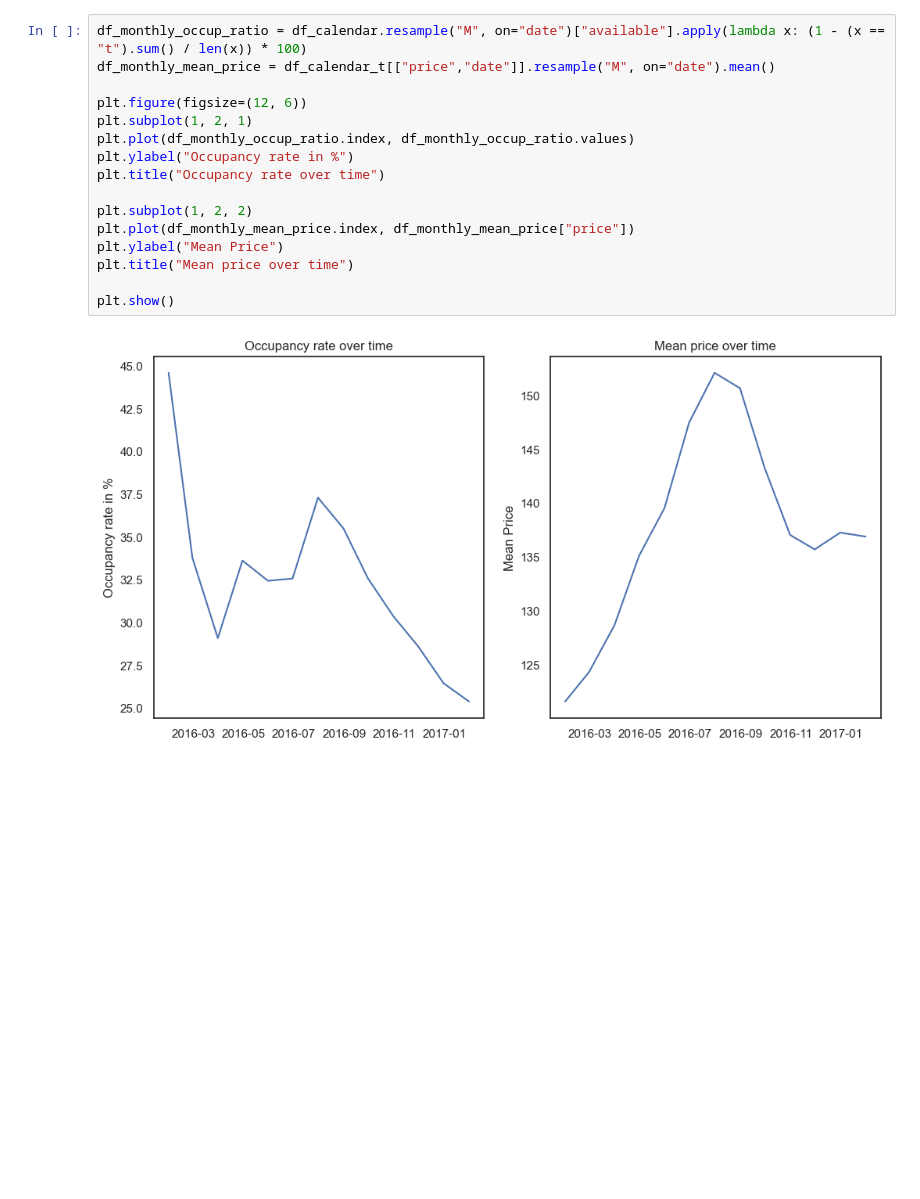
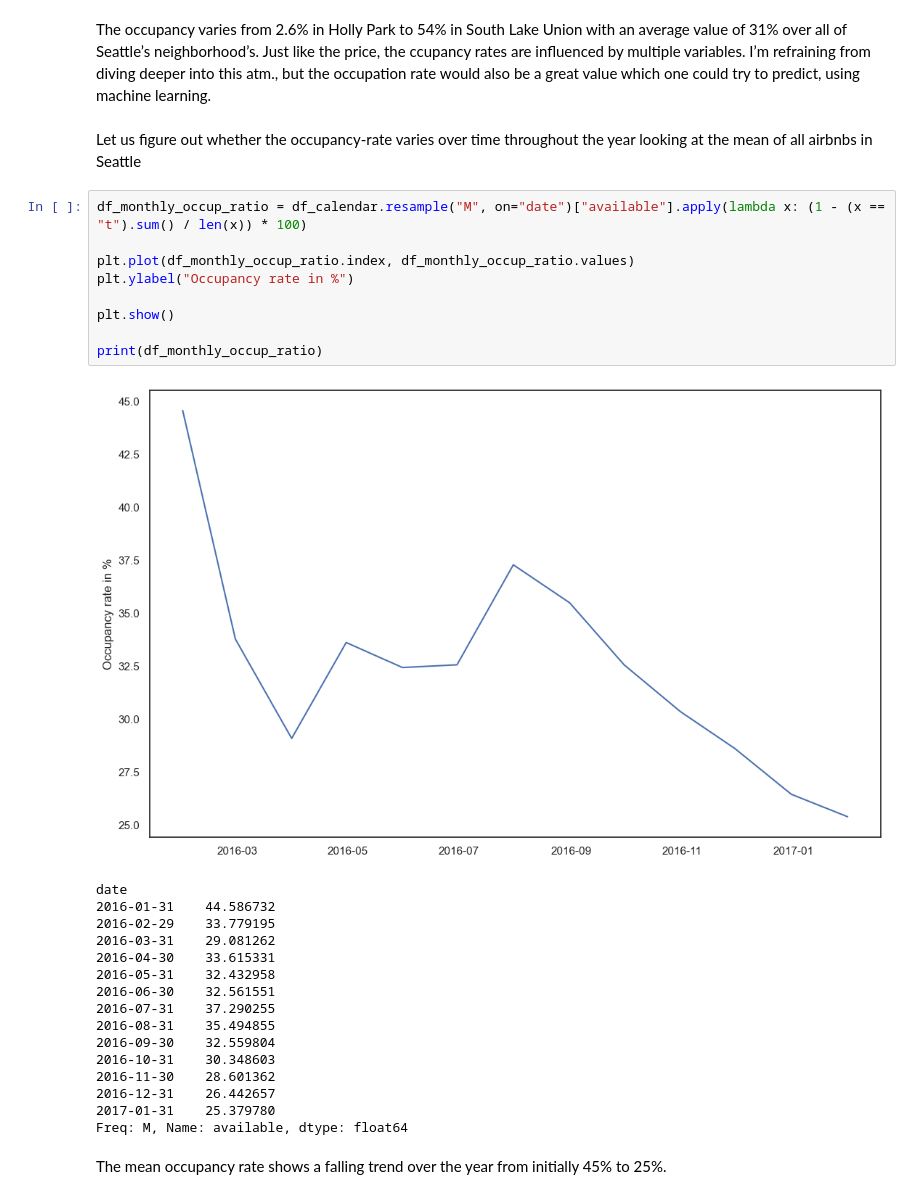
Before and after one commit to Sav019/airbnb-project-udacity, a Jupyter notebook: airbnb-project.ipynb, the cells around one changed output. Drawn from its saved outputs; the diff is of its cells as text; blank space fills up the shorter version.

```diff
--- a/airbnb-project.ipynb
+++ b/airbnb-project.ipynb
@@ -235,18 +438,32 @@ plt.show()
+# %% [markdown]
+The occupancy varies from 2.6% in Holly Park to 54% in South Lake Union with an average value of 31% over all of Seattle’s neighborhood’s. Just like the price, the ccupancy rates are influenced by multiple variables. I’m refraining from diving deeper into this atm., but the occupation rate would also be a great value which one could try to predict, using machine learning.
+# %% [markdown]
+Let us figure out whether the occupancy-rate varies over time throughout the year looking at the mean of all airbnbs in Seattle
 # %%
 df_monthly_occup_ratio = df_calendar.resample("M", on="date")["available"].apply(lambda x: (1 - (x == "t").sum() / len(x)) * 100)
-df_monthly_mean_price = df_calendar_t[["price","date"]].resample("M", on="date").mean()
 
-plt.figure(figsize=(12, 6))
-plt.subplot(1, 2, 1)
 plt.plot(df_monthly_occup_ratio.index, df_monthly_occup_ratio.values)
 plt.ylabel("Occupancy rate in %")
-plt.title("Occupancy rate over time")
-
-plt.subplot(1, 2, 2)
-plt.plot(df_monthly_mean_price.index, df_monthly_mean_price["price"])
-plt.ylabel("Mean Price")
-plt.title("Mean price over time")
 
 plt.show()
+
+print(df_monthly_occup_ratio)
 # %% [output]
-[figure, old version]
+[figure, new version]
+date
+2016-01-31    44.586732
+2016-02-29    33.779195
+2016-03-31    29.081262
+2016-04-30    33.615331
+2016-05-31    32.432958
+2016-06-30    32.561551
+2016-07-31    37.290255
+2016-08-31    35.494855
+2016-09-30    32.559804
+2016-10-31    30.348603
+2016-11-30    28.601362
+2016-12-31    26.442657
+2017-01-31    25.379780
+Freq: M, Name: available, dtype: float64
+# %% [markdown]
+The mean occupancy rate shows a falling trend over the year from initially 45% to 25%.
```
Also changed, not shown: parts of 52 cells of this notebook, 1 other file.
